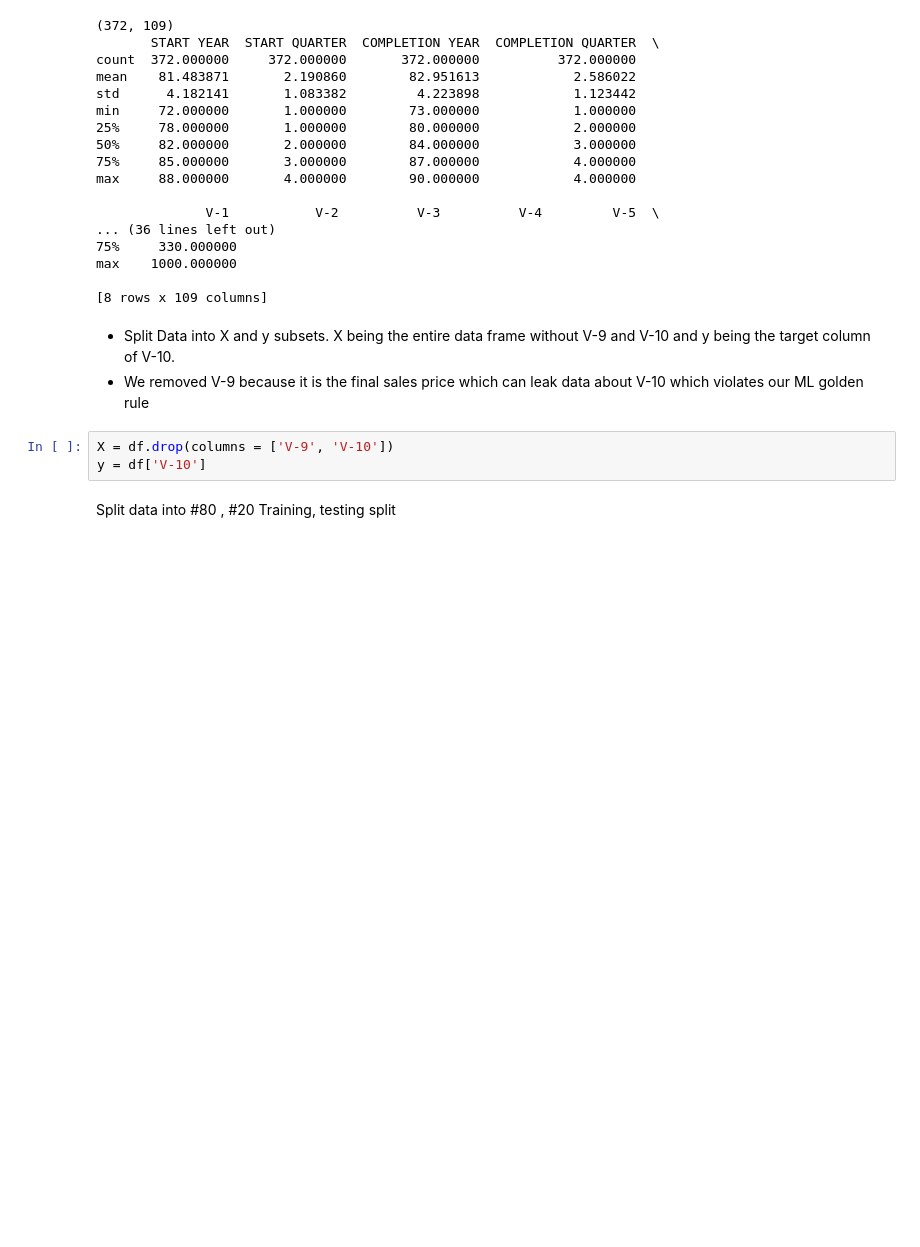
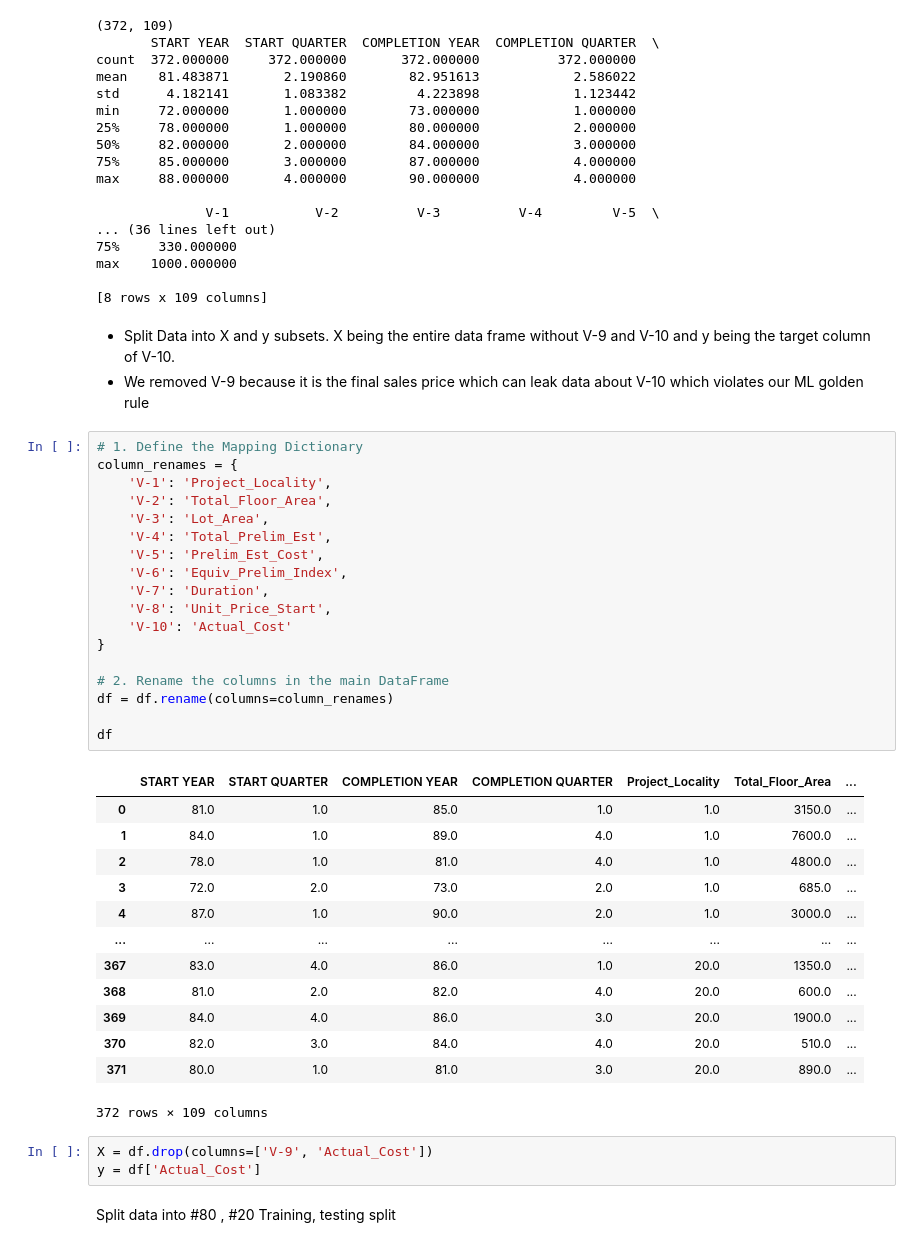
Before and after one commit to aashirnay54/ConstructionMLPOC, a Jupyter notebook: MLPOC.ipynb, the cells around one changed output. Saved outputs shown, nothing was run; the diff lists cells and outputs as text; blank space fills up the shorter version.

```diff
--- a/MLPOC.ipynb
+++ b/MLPOC.ipynb
@@ -44,8 +44,40 @@ max    1000.000000
 - Split Data into X and y subsets. X being the entire data frame without V-9 and V-10 and y being the target column of V-10.
 - We removed V-9 because it is the final sales price which can leak data about V-10 which violates our ML golden rule
 # %%
-X = df.drop(columns = ['V-9', 'V-10'])
-y = df['V-10']
+# 1. Define the Mapping Dictionary
+column_renames = {
+    'V-1': 'Project_Locality',
+    'V-2': 'Total_Floor_Area',
+    'V-3': 'Lot_Area',
+    'V-4': 'Total_Prelim_Est',
+    'V-5': 'Prelim_Est_Cost',
+    'V-6': 'Equiv_Prelim_Index',
+    'V-7': 'Duration',
+    'V-8': 'Unit_Price_Start',
+    'V-10': 'Actual_Cost'
+}
+
+# 2. Rename the columns in the main DataFrame
+df = df.rename(columns=column_renames)
+
+df
+# %% [output]
+|  | START YEAR | START QUARTER | COMPLETION YEAR | COMPLETION QUARTER | Project_Locality | Total_Floor_Area | ... |
+| 0 | 81.0 | 1.0 | 85.0 | 1.0 | 1.0 | 3150.0 | ... |
+| 1 | 84.0 | 1.0 | 89.0 | 4.0 | 1.0 | 7600.0 | ... |
+| 2 | 78.0 | 1.0 | 81.0 | 4.0 | 1.0 | 4800.0 | ... |
+| 3 | 72.0 | 2.0 | 73.0 | 2.0 | 1.0 | 685.0 | ... |
+| 4 | 87.0 | 1.0 | 90.0 | 2.0 | 1.0 | 3000.0 | ... |
+| ... | ... | ... | ... | ... | ... | ... | ... |
+| 367 | 83.0 | 4.0 | 86.0 | 1.0 | 20.0 | 1350.0 | ... |
+| 368 | 81.0 | 2.0 | 82.0 | 4.0 | 20.0 | 600.0 | ... |
+| 369 | 84.0 | 4.0 | 86.0 | 3.0 | 20.0 | 1900.0 | ... |
+| 370 | 82.0 | 3.0 | 84.0 | 4.0 | 20.0 | 510.0 | ... |
+| 371 | 80.0 | 1.0 | 81.0 | 3.0 | 20.0 | 890.0 | ... |
+372 rows × 109 columns
+# %%
+X = df.drop(columns=['V-9', 'Actual_Cost'])
+y = df['Actual_Cost']
 # %% [markdown]
 Split data into #80 , #20 Training, testing split
 # %%
```
Also changed, not shown: parts of 5 cells of this notebook, 1 other file.
